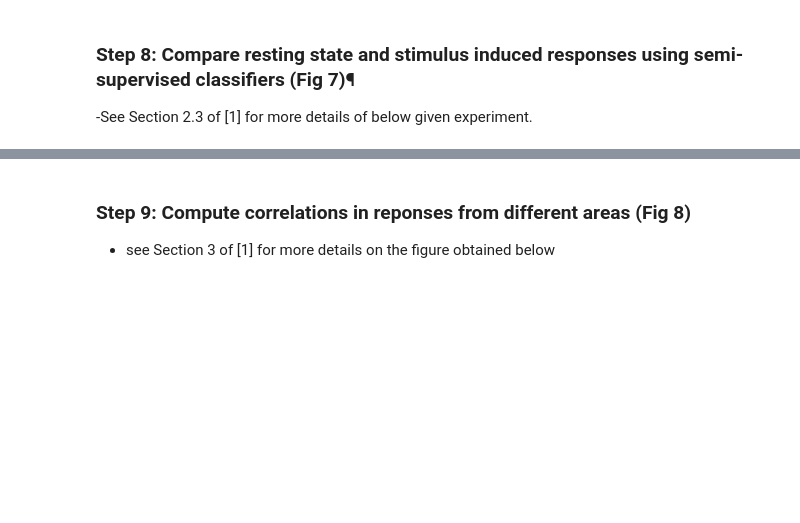
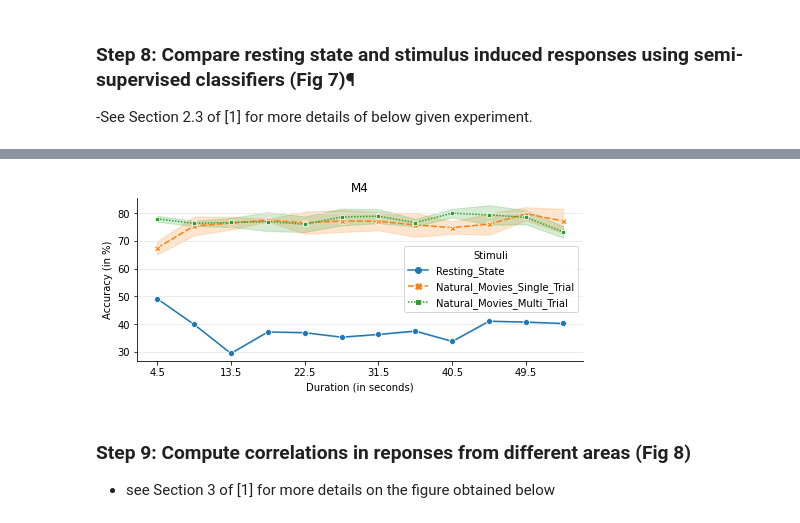
Before and after one commit to CCBR-IITMadras/visual-cortex-response-classification, a Jupyter notebook: wide-field-imaging/Experiments_Wide_Field.ipynb, the cells around one changed output, grey strips where cells are left out. Saved outputs shown, nothing was run; the diff lists cells and outputs as text; code cells hidden in the pictures; blank space fills up the shorter version.

```diff
--- a/wide-field-imaging/Experiments_Wide_Field.ipynb
+++ b/wide-field-imaging/Experiments_Wide_Field.ipynb
@@ -187,17 +203,19 @@ print(df)
 # %%
 ax = sns.lineplot(x="Duration", y="Accuracy",
-             hue="Stimuli",style="Stimuli",markers=True,ci="sd", legend=False,
+             hue="Stimuli",style="Stimuli",markers=True,ci="sd", legend=True,
              data=df)
 sns.despine()
 ax.set_title("M4")
 ax.set_xlabel("Duration (in seconds)")
 ax.set_ylabel("Accuracy (in %)")
 ax.grid(axis='y', color='0.90')
 x_t = [x*4.5 for x in range(1,13,2)]
 ax.set_xticks(x_t);
 #ax.set_aspect(0.5);
 fig = ax.get_figure()
 fig.set_size_inches(8, 3)
+# %% [output]
+[figure, added]
 # %% [markdown]
 ### Step 9: Compute correlations in reponses from different areas (Fig 8)
 - see Section 3 of [1] for more details on the figure obtained below
```
Also changed, not shown: parts of 6 cells of this notebook, 3 other files.
